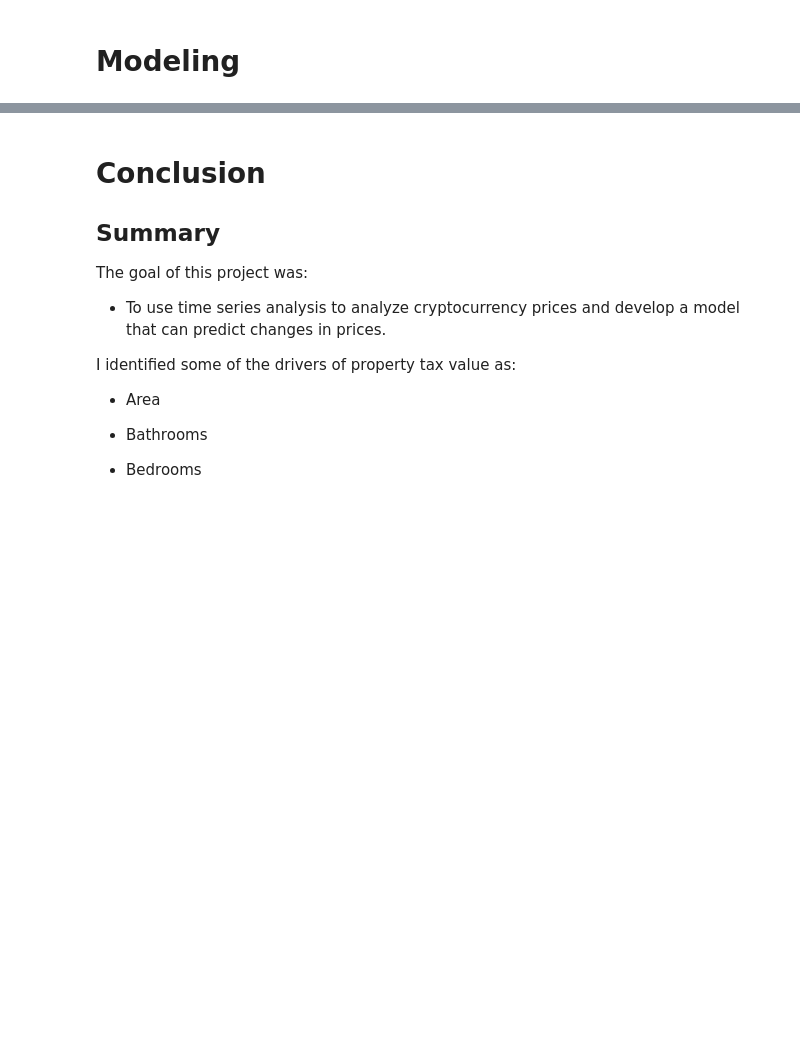
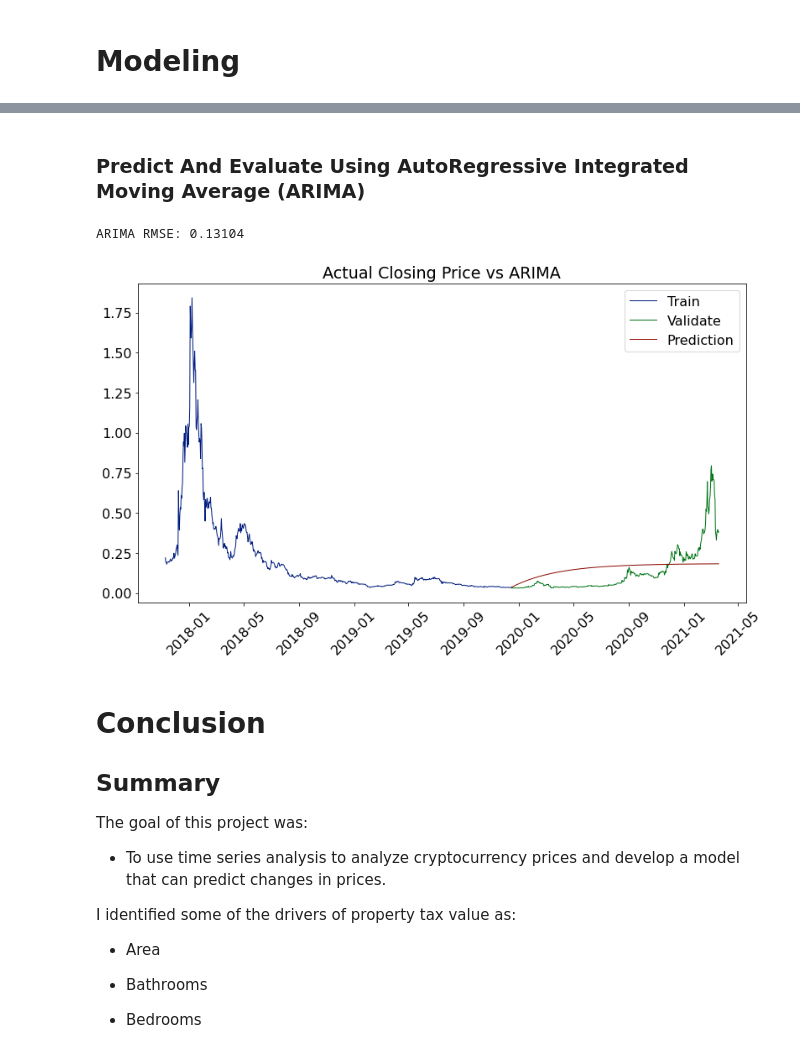
Before and after one commit to lainslie-18/predicting_cryptocurrency_price_with_TSA, a Jupyter notebook: using_tsa_to_predict_cryptocurrency_price_changes.ipynb, the cells around one changed output, grey strips where cells are left out. Drawn from its saved outputs; the diff is of its cells as text; code cells hidden in the pictures; blank space fills up the shorter version.

```diff
--- a/using_tsa_to_predict_cryptocurrency_price_changes.ipynb
+++ b/using_tsa_to_predict_cryptocurrency_price_changes.ipynb
@@ -218,6 +192,8 @@ print("RMSE for Polynomial Model, degrees=2\nTraining/In-Sample: ", pr_rmse_trai
+# %% [markdown]
+### Predict And Evaluate Using AutoRegressive Integrated Moving Average  (ARIMA)
 # %%
-# use best model on test
-y_test['pred_lm2'] = lm2.predict(X_test_degree2)
-pr_rmse_test = mean_squared_error(y_test.taxvalue, y_test.pred_lm2)**(1/2)
-
-print("RMSE for Polynomial Model, degrees=2\nTest/Out-of-Sample: ", pr_rmse_test)
+# use function to predict using ARIMA and plot actual vs predicted
+wrangle.predict_evaluate_arima(nem_train, nem_validate)
+# %% [output]
+ARIMA RMSE: 0.13104
+[figure, added]
```
Also changed, not shown: parts of 36 cells of this notebook, 2 other files.
